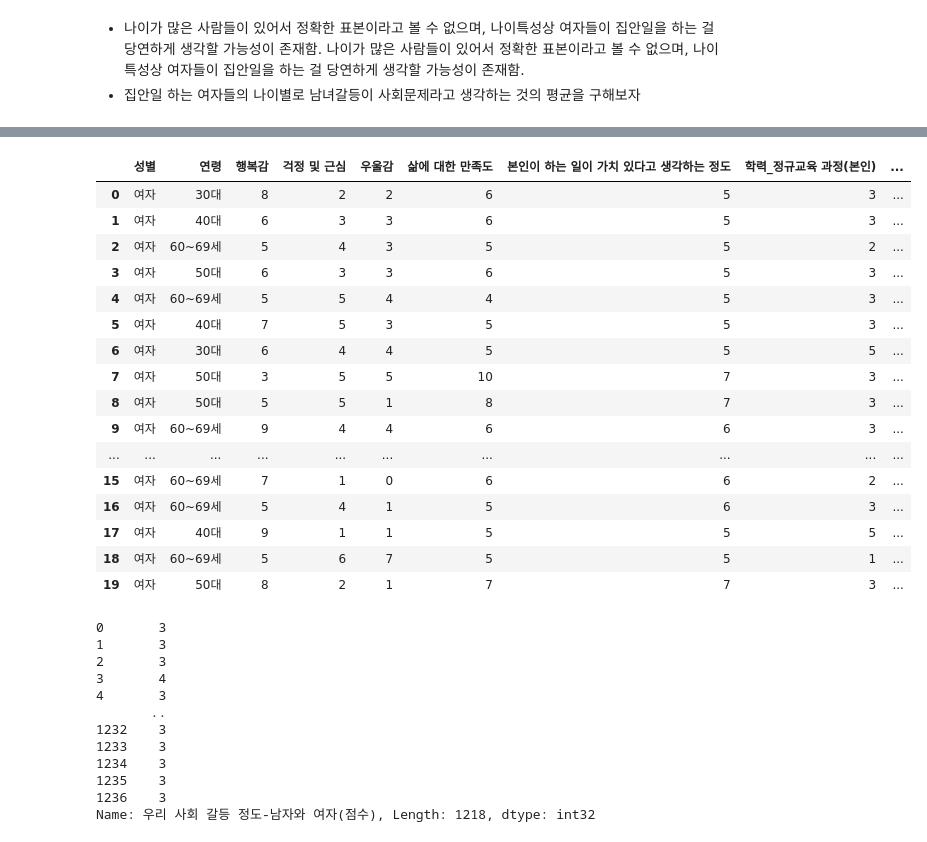
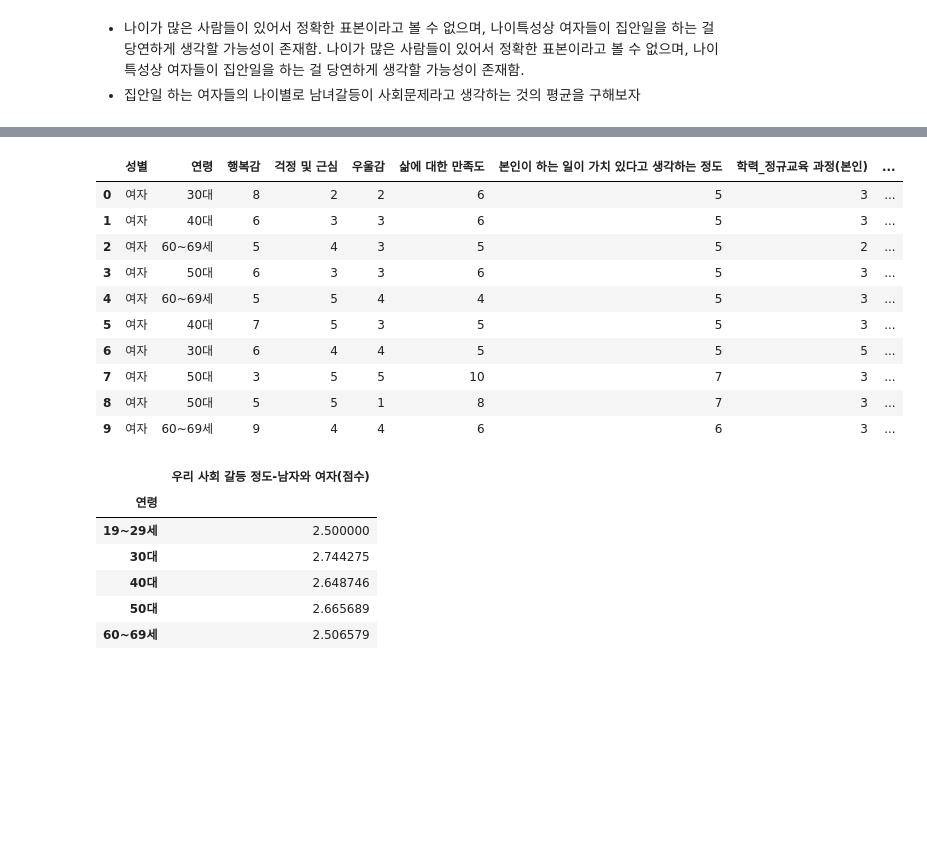
Before and after one commit to Inundata/2020_labor_final_project, a Jupyter notebook: 0. project_cleaning.ipynb, the cells around one changed output, grey strips where cells are left out. Drawn from its saved outputs; the diff is of its cells as text; code cells hidden in the pictures; blank space fills up the shorter version.

```diff
--- a/0. project_cleaning.ipynb
+++ b/0. project_cleaning.ipynb
@@ -1001,11 +1003,11 @@ temp['우리 사회 갈등 정도-남자와 여자(점수)'] = list(temp['우리
 for i in range(np.shape(temp)[0]):
     if temp['우리 사회 갈등 정도-남자와 여자'][i] == '1':
         temp['우리 사회 갈등 정도-남자와 여자'][i] = '전혀 심하지 않다'
-    if temp['우리 사회 갈등 정도-남자와 여자'][i] == '2':
+    elif temp['우리 사회 갈등 정도-남자와 여자'][i] == '2':
         temp['우리 사회 갈등 정도-남자와 여자'][i] = '별로 심하지 않다'
-    if temp['우리 사회 갈등 정도-남자와 여자'][i] == '3':
+    elif temp['우리 사회 갈등 정도-남자와 여자'][i] == '3':
         temp['우리 사회 갈등 정도-남자와 여자'][i] = '약간 심하다'
-    if temp['우리 사회 갈등 정도-남자와 여자'][i] == '4':
+    elif temp['우리 사회 갈등 정도-남자와 여자'][i] == '4':
         temp['우리 사회 갈등 정도-남자와 여자'][i] = '매우 심하다'
     else:
         temp['우리 사회 갈등 정도-남자와 여자'][i] = '모름/무응답'
@@ -1023,37 +1022,26 @@ temp_chores['지난 일주일간 일자리 없었을 시 한 일'] = '집안일'
 # column명 변경
 temp_chores = temp_chores.rename(columns = {'어제의 주관적 정서 경험-행복감':'행복감', '어제의 주관적 정서 경험-걱정(근심)':'걱정 및 근심', '어제의 주관적 정서 경험-우울감':'우울감'})
 # %%
-temp_chores.head(20)
+temp_chores.head(10)
 # %% [output]
 |  | 성별 | 연령 | 행복감 | 걱정 및 근심 | 우울감 | 삶에 대한 만족도 | 본인이 하는 일이 가치 있다고 생각하는 정도 | 학력_정규교육 과정(본인) | ... |
 | 0 | 여자 | 30대 | 8 | 2 | 2 | 6 | 5 | 3 | ... |
 | 1 | 여자 | 40대 | 6 | 3 | 3 | 6 | 5 | 3 | ... |
 | 2 | 여자 | 60~69세 | 5 | 4 | 3 | 5 | 5 | 2 | ... |
 | 3 | 여자 | 50대 | 6 | 3 | 3 | 6 | 5 | 3 | ... |
 | 4 | 여자 | 60~69세 | 5 | 5 | 4 | 4 | 5 | 3 | ... |
 | 5 | 여자 | 40대 | 7 | 5 | 3 | 5 | 5 | 3 | ... |
 | 6 | 여자 | 30대 | 6 | 4 | 4 | 5 | 5 | 5 | ... |
 | 7 | 여자 | 50대 | 3 | 5 | 5 | 10 | 7 | 3 | ... |
 | 8 | 여자 | 50대 | 5 | 5 | 1 | 8 | 7 | 3 | ... |
 | 9 | 여자 | 60~69세 | 9 | 4 | 4 | 6 | 6 | 3 | ... |
-| ... | ... | ... | ... | ... | ... | ... | ... | ... | ... |
-| 15 | 여자 | 60~69세 | 7 | 1 | 0 | 6 | 6 | 2 | ... |
-| 16 | 여자 | 60~69세 | 5 | 4 | 1 | 5 | 6 | 3 | ... |
-| 17 | 여자 | 40대 | 9 | 1 | 1 | 5 | 5 | 5 | ... |
-| 18 | 여자 | 60~69세 | 5 | 6 | 7 | 5 | 5 | 1 | ... |
-| 19 | 여자 | 50대 | 8 | 2 | 1 | 7 | 7 | 3 | ... |
 # %%
-temp_chores['우리 사회 갈등 정도-남자와 여자(점수)']
+temp_chores[['연령', '우리 사회 갈등 정도-남자와 여자(점수)']].groupby(['연령']).mean()
 # %% [output]
-0       3
-1       3
-2       3
-3       4
-4       3
-       ..
-1232    3
-1233    3
-1234    3
-1235    3
-1236    3
-Name: 우리 사회 갈등 정도-남자와 여자(점수), Length: 1218, dtype: int32
+|  | 우리 사회 갈등 정도-남자와 여자(점수) |
+| 연령 |  |
+| 19~29세 | 2.500000 |
+| 30대 | 2.744275 |
+| 40대 | 2.648746 |
+| 50대 | 2.665689 |
+| 60~69세 | 2.506579 |
```
Also changed, not shown: parts of 6 cells of this notebook.
